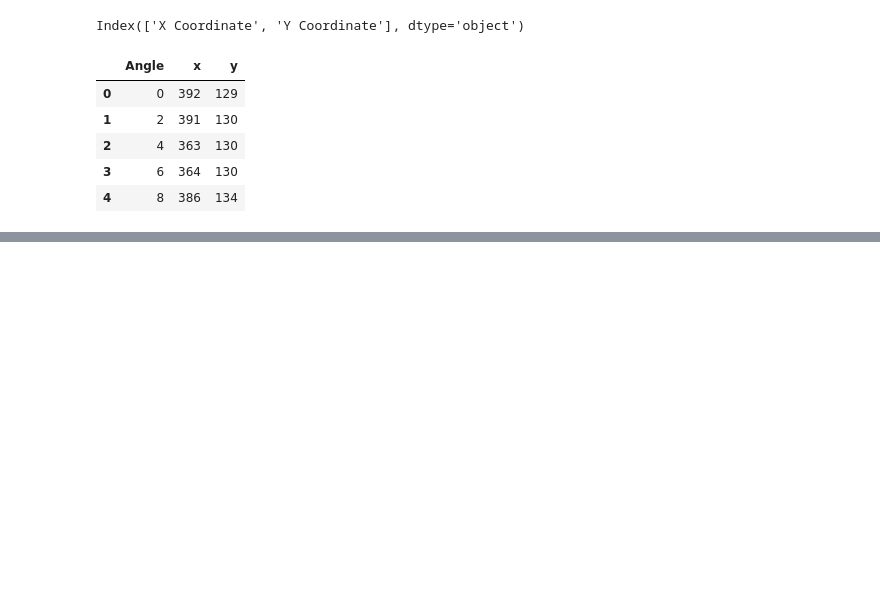
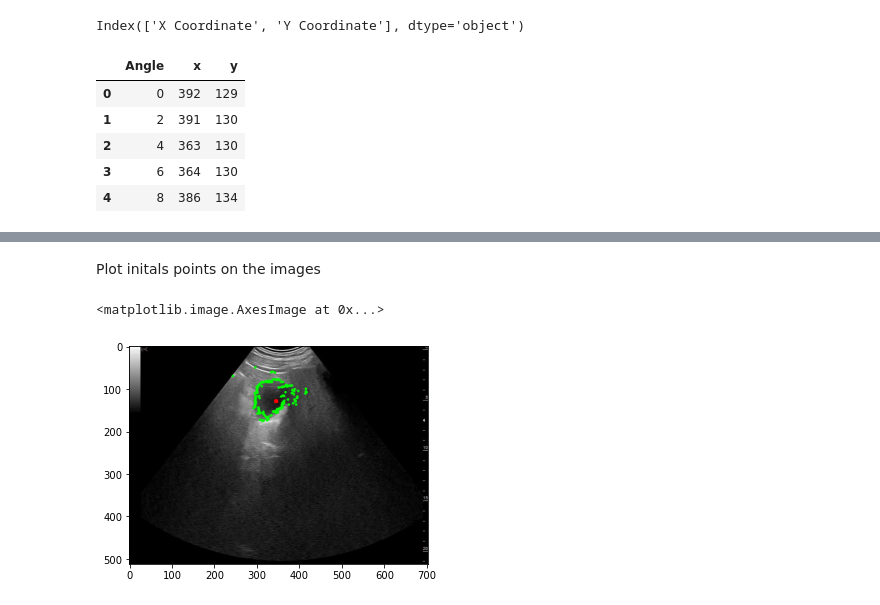
Before and after one commit to yousraBRK/Vesicule_Segmentation_with_ContourRegularisation, a Jupyter notebook: Code.ipynb, the cells around one changed output, grey strips where cells are left out. Drawn from its saved outputs; the diff is of its cells as text; code cells hidden in the pictures; blank space fills up the shorter version.

```diff
--- a/Code.ipynb
+++ b/Code.ipynb
@@ -114,0 +116,16 @@ plt.imshow(image7)
+# %% [markdown]
+Plot initals points on the images
+# %%
+#Plot points for image 5
+data = points5_df.values
+imgplt5 = image5
+for i in range(len(data)):
+    x=data[i][1]
+    y=data[i][2]
+    imgplt5= cv2.circle(imgplt5, (x,y), radius=0, color=(0, 255, 0), thickness=5)
+
+
+plt.imshow(imgplt5)
+# %% [output]
+<matplotlib.image.AxesImage at 0x...>
+[figure, added]
```
Also changed, not shown: parts of 5 cells of this notebook.
